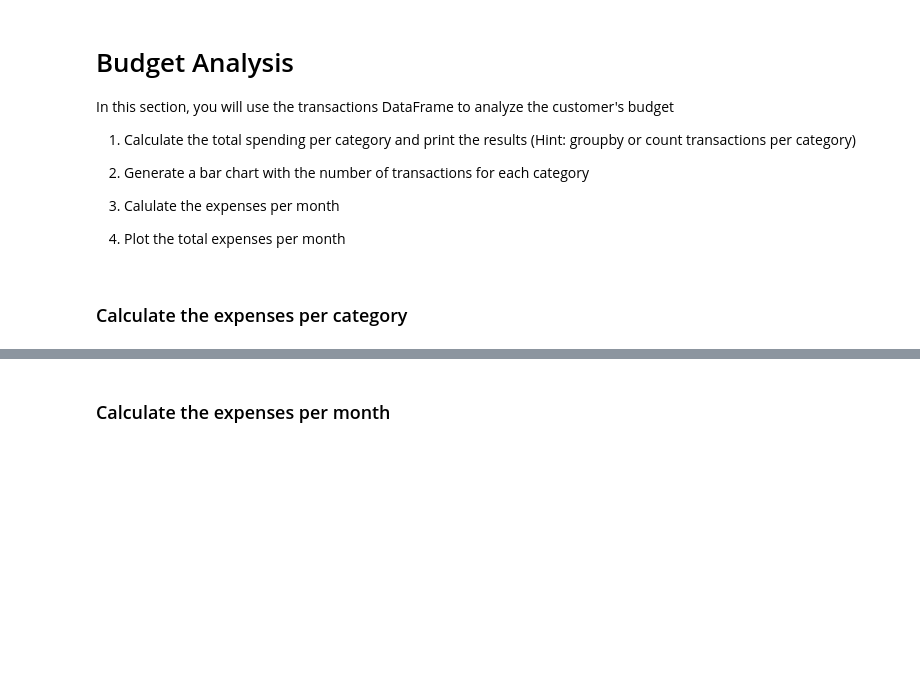
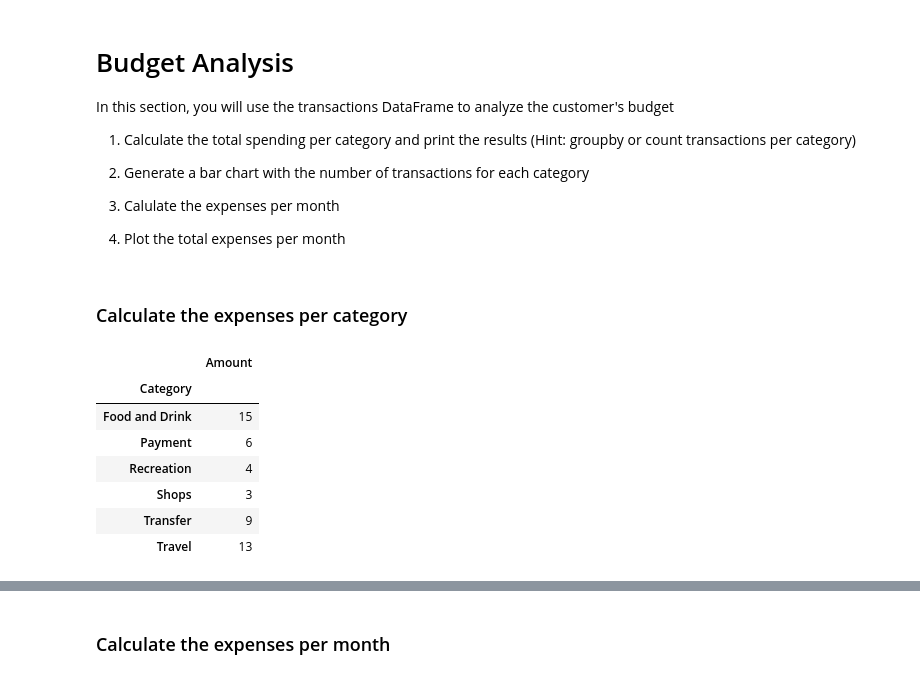
Before and after one commit to brettauc/API-homework, a Jupyter notebook: Code/account_summary.ipynb, the cells around one changed output, grey strips where cells are left out. Drawn from its saved outputs; the diff is of its cells as text; code cells hidden in the pictures; blank space fills up the shorter version.

```diff
--- a/Code/account_summary.ipynb
+++ b/Code/account_summary.ipynb
@@ -332,7 +331,18 @@ In this section, you will use the transactions DataFrame to analyze the customer
 ### Calculate the expenses per category
 # %%
 # Compute the total expenses per category
-
-# Display the expenses per catefory
+category_count_grp = transactions_df.groupby(['Category']).count()
+category_count_grp.drop(columns=['Name'], inplace=True)
+# Display the expenses per category
+category_count_grp
+# %% [output]
+|  | Amount |
+| Category |  |
+| Food and Drink | 15 |
+| Payment | 6 |
+| Recreation | 4 |
+| Shops | 3 |
+| Transfer | 9 |
+| Travel | 13 |
 # %%
 # Create a spending categories pie chart.
```
Also changed, not shown: parts of 9 cells of this notebook.
